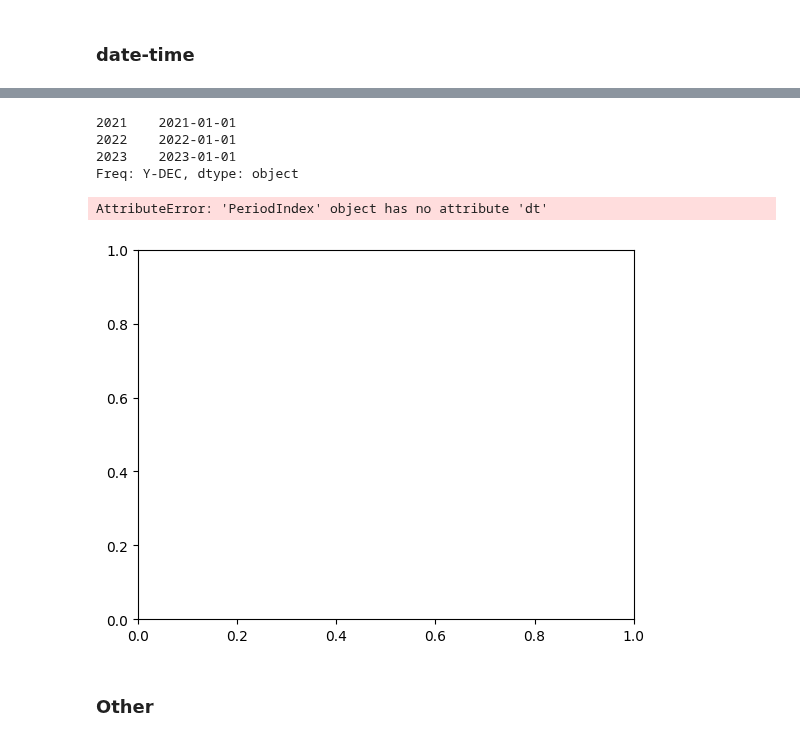
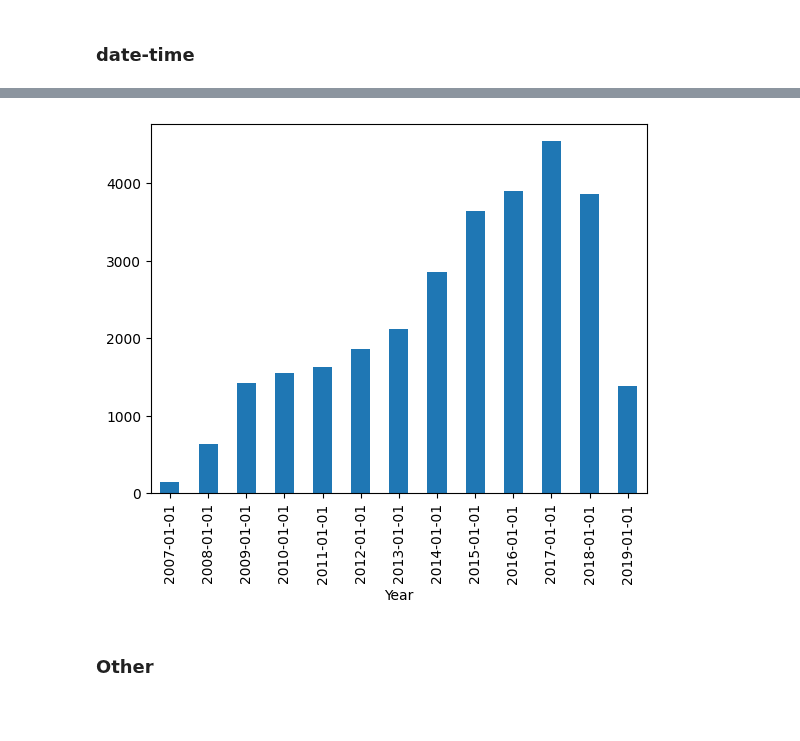
Before and after one commit to yuvalorsher/data_project_utils, a Jupyter notebook: EDA.ipynb, the cells around one changed output, grey strips where cells are left out. Saved outputs shown, nothing was run; the diff lists cells and outputs as text; code cells hidden in the pictures; blank space fills up the shorter version.

```diff
--- a/EDA.ipynb
+++ b/EDA.ipynb
@@ -214,37 +161,0 @@ dates = pd.to_datetime(pd.Series([
-# %%
-def _get_period_start_times_from_series(
-    s: pd.Series,
-) -> pd.Series:
-    return s.dt.start_time.dt.date
-
-def _get_period_start_times_from_period_index(
-    ind: pd.PeriodIndex,
-) -> pd.Series:
-    return _get_period_start_times_from_series(ind.to_series())
-
-# def plot_temporal_distribution(dates: pd.Series, freq: str) -> tuple[plt.Figure, plt.Axes]:
-#     """
-#     Plots the number of observations distirbution per frequency (month, quarter, year, etc.).
-#     freq may be any of the frequencies allowed by pd's to_period(freq).
-#     """
-#     fig, ax = plt.subplots()
-#     dates.dt.to_period(freq=freq).dt.start_time.dt.date.value_counts().sort_index().plot.bar(ax=ax)
-#     ax.set_xlabel(FREQ_SHORT_TO_FULL.get(freq, freq))
-#     return fig, ax
-
-def plot_temporal_distribution(dates: pd.Series, freq: str) -> tuple[plt.Figure, plt.Axes]:
-    """
-    Plots the number of observations distirbution per frequency (month, quarter, year, etc.).
-    freq may be any of the frequencies allowed by pd's to_period(freq).
-    """
-    fig, ax = plt.subplots()
-    counts_per_period = dates.dt.to_period(freq=freq).value_counts().sort_index()
-    counts_per_period_full = add_missing_periods(counts_per_period, freq).fillna(0)
-    x = _get_period_start_times_from_period_index(counts_per_period_full.index).values
-    y = counts_per_period_full.values.flatten()
-    print(y)
-    ax.bar(x, y)
-    ax.set_xlabel(FREQ_SHORT_TO_FULL.get(freq, freq))
-    return fig, ax
-
-fig, ax = plot_temporal_distribution(dates, freq='Q')
@@ -254,19 +162,7 @@ fig, ax = plot_temporal_distribution(dates, freq='Q')
-# %%
-counts_per_period = dates.dt.to_period(freq=freq).value_counts().sort_index()
-counts_per_period_full = add_missing_periods(counts_per_period, freq).fillna(0)
-
-get_period_start_times_from_period_index(counts_per_period_full.index)
-# get_period_start_times_from_series(dates.dt.to_period(freq))
-# %% [output]
-2021    2021-01-01
-2022    2022-01-01
-2023    2023-01-01
-Freq: Y-DEC, dtype: object
-# %%
-fig, ax = plot_temporal_distribution(dates, freq='Q')
-# %% [output]
-AttributeError: 'PeriodIndex' object has no attribute 'dt'
-[figure, removed]
+# %%
+fig, ax = plot_temporal_distribution(house_sales.datesold, freq='Y')
+# %% [output]
+[figure, added]
 # %% [markdown]
 ### Other
 # %%
```
Also changed, not shown: parts of 32 cells of this notebook, 2 other files.
